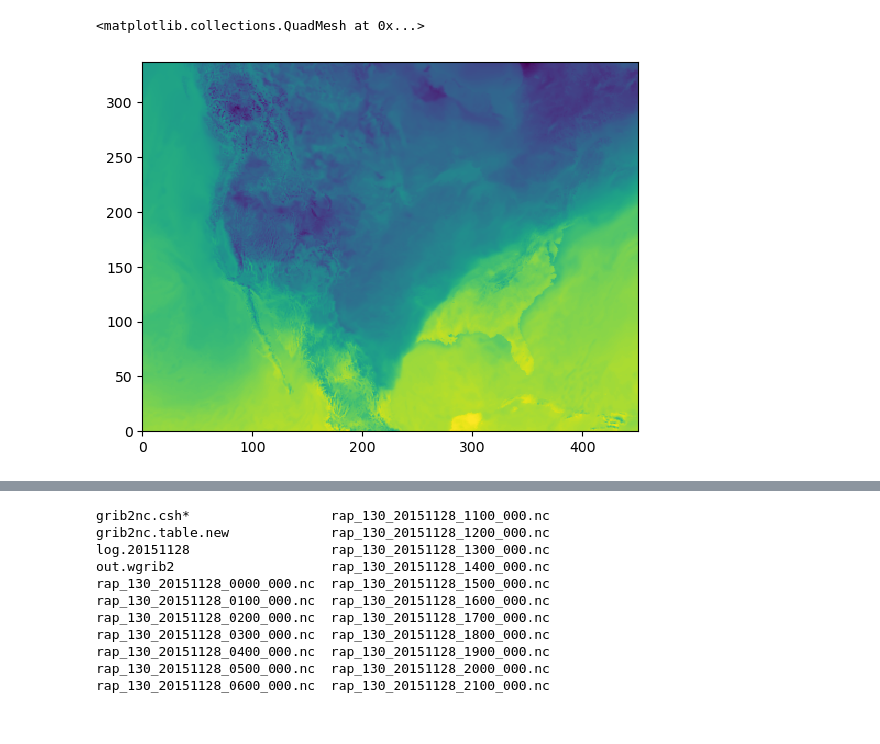
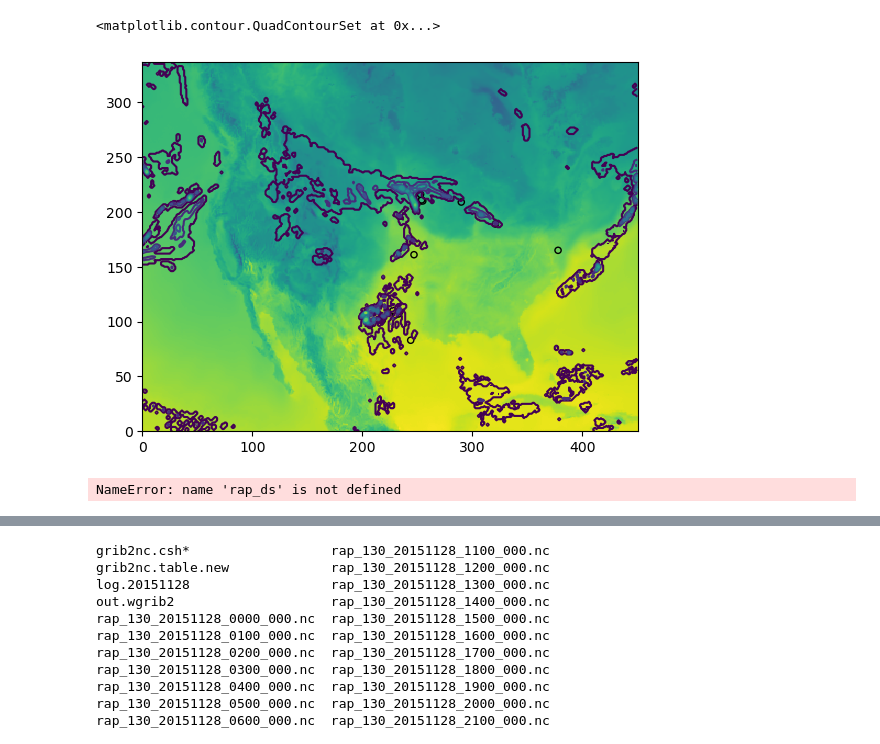
Before and after one commit to ai2es/ptype-physical, a Jupyter notebook: notebooks/RAP_maps.ipynb, the cells around one changed output, grey strips where cells are left out. Drawn from its saved outputs; the diff is of its cells as text; code cells hidden in the pictures.

```diff
--- a/notebooks/RAP_maps.ipynb
+++ b/notebooks/RAP_maps.ipynb
@@ -18,6 +14,9 @@ tensorflow
 # %%
-rap_path = "/glade/p/cisl/aiml/conv_risk_intel/rap_ncei_height/"
-rap_date = pd.Timestamp("2016-12-17 00:00:00")
+rap_path = "/glade/p/cisl/aiml/conv_risk_intel/rap_ncei_nc/"
+rap_height_path = "/glade/p/cisl/aiml/conv_risk_intel/rap_ncei_height/"
+rap_date = pd.Timestamp("2019-09-27 01:00:00")
 rap_datetime_str = rap_date.strftime("%Y%m%d_%H%M")
 rap_file = join(rap_path, rap_date.strftime("%Y%m%d"), f"rap_130_{rap_datetime_str}_000.nc")
+rap_height_file = join(rap_height_path, rap_date.strftime("%Y%m%d"), f"rap_130_{rap_datetime_str}_000.nc")
 rap_ds = xr.open_dataset(rap_file)
+rap_height_ds = xr.open_dataset(rap_height_file)
@@ -52,0 +549,6 @@ mod.inputs
+# %%
+mping_path = "/glade/p/cisl/aiml/ai2es/winter_ptypes/precip_rap/mPING_interpolated/"
+rap_date_str = rap_date.strftime("%Y%m%d")
+mping_file = join(mping_path, f"mPING_rap_{rap_date_str}.parquet")
+mping_data = pd.read_parquet(mping_file)
+mping_hour = mping_data.loc[mping_data["datetime"] == rap_date]
@@ -53,5 +571,12 @@ mod.inputs
 # %%
-plt.pcolormesh(rap_ds["TMP"][0,0])
+
+plt.pcolormesh(rap_height_ds["TMP"][0,0], vmin=-30, vmax=30)
+plt.scatter(mping_hour["x_m"], mping_hour["y_m"], 20, mping_hour["TEMP_C_0_m"], edgecolor='k', vmin=-30, vmax=30)
+plt.contour(rap_ds["PRECIP_RATE"][0])
 # %% [output]
-<matplotlib.collections.QuadMesh at 0x...>
+<matplotlib.contour.QuadContourSet at 0x...>
-[figure, old version]
+[figure, new version]
+# %%
+rap_ds["TOTAL_PRECIP"][0].max()
+# %% [output]
+NameError: name 'rap_ds' is not defined
```
Also changed, not shown: parts of 69 cells of this notebook.
